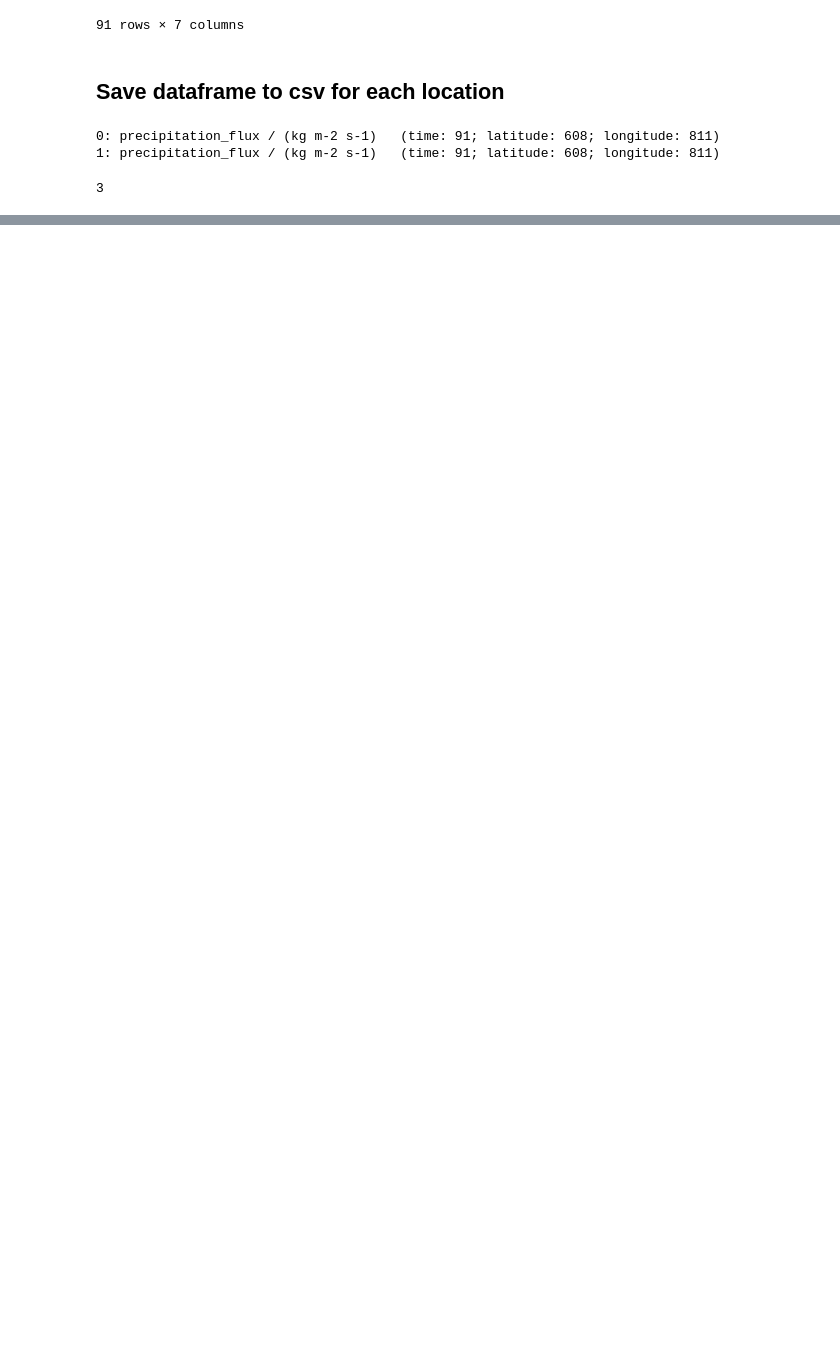
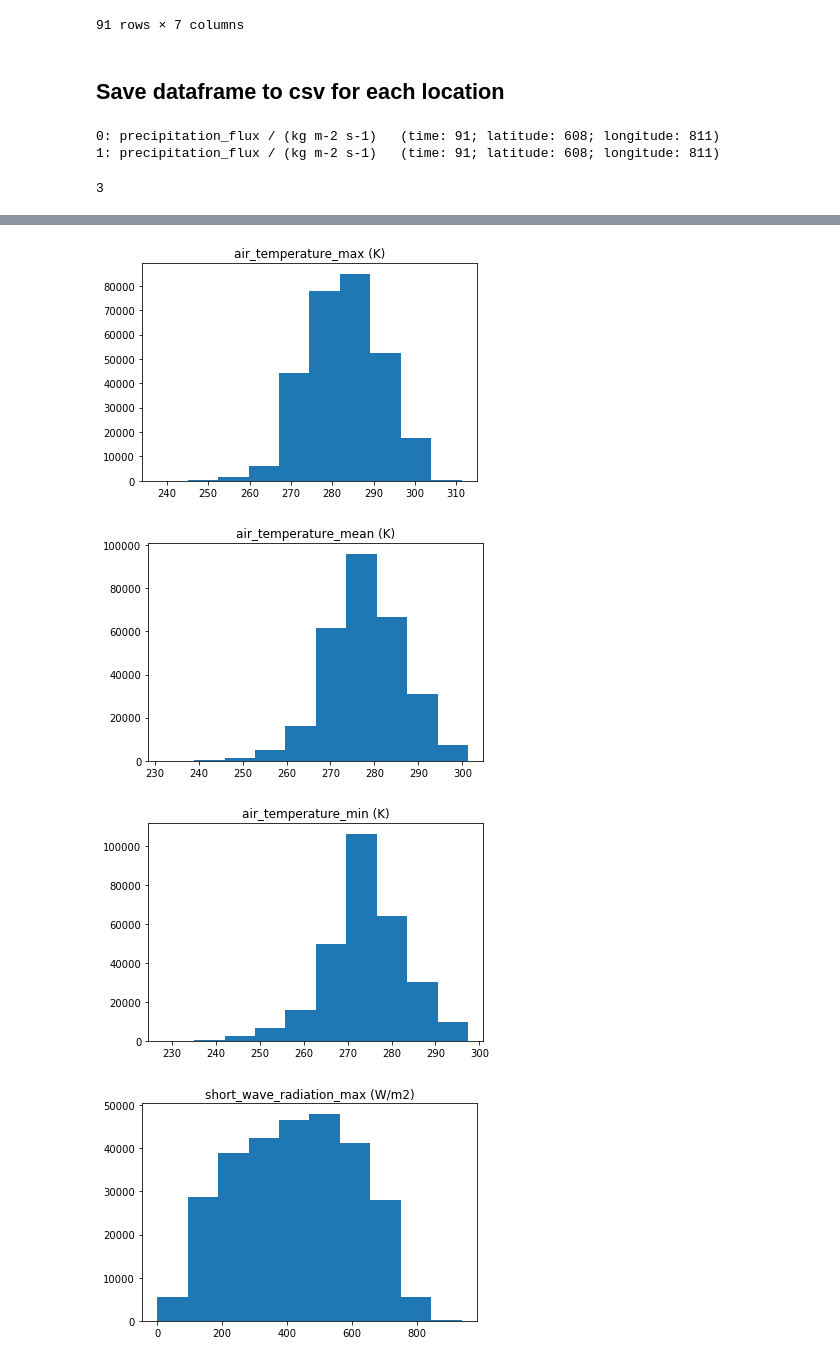
Before and after one commit to informatics-lab/covid-19_shapecutter, a Jupyter notebook: extract_regional_data_USA_precip.ipynb, the cells around one changed output, grey strips where cells are left out. Cells and saved outputs as stored; diff of their text form; code cells hidden in the pictures; blank space fills up the shorter version.

```diff
--- a/extract_regional_data_USA_precip.ipynb
+++ b/extract_regional_data_USA_precip.ipynb
@@ -270,0 +273,3 @@ for location in unwritten[start:]:
+# %%
+csvs = glob.glob('/data/misc/covid-19/us_data_precip/*.csv')
+len(csvs)
@@ -288,0 +340,3 @@ Mdf.to_csv(f'/data/misc/covid-19/us_data/us_daily_meteodata_2020jan-mar_v01.csv'
+# %%
+fulldf = pd.read_csv('/data/misc/covid-19/us_data/us_daily_meteodata_2020jan-mar_v01.csv')
+fulldf
@@ -288,0 +405,3 @@ Mdf.to_csv(f'/data/misc/covid-19/us_data/us_daily_meteodata_2020jan-mar_v01.csv'
+# %%
+mergedf = fulldf.merge(Mdf, how='left', on=col0)
+mergedf
@@ -288,0 +422,8 @@ Mdf.to_csv(f'/data/misc/covid-19/us_data/us_daily_meteodata_2020jan-mar_v01.csv'
+# %%
+%%time
+df_hists(mergedf[mergedf.columns[5:]])
+# %% [output]
+[figure, added]
+[figure, added]
+[figure, added]
+[figure, added]
```
Also changed, not shown: parts of 34 cells of this notebook.
